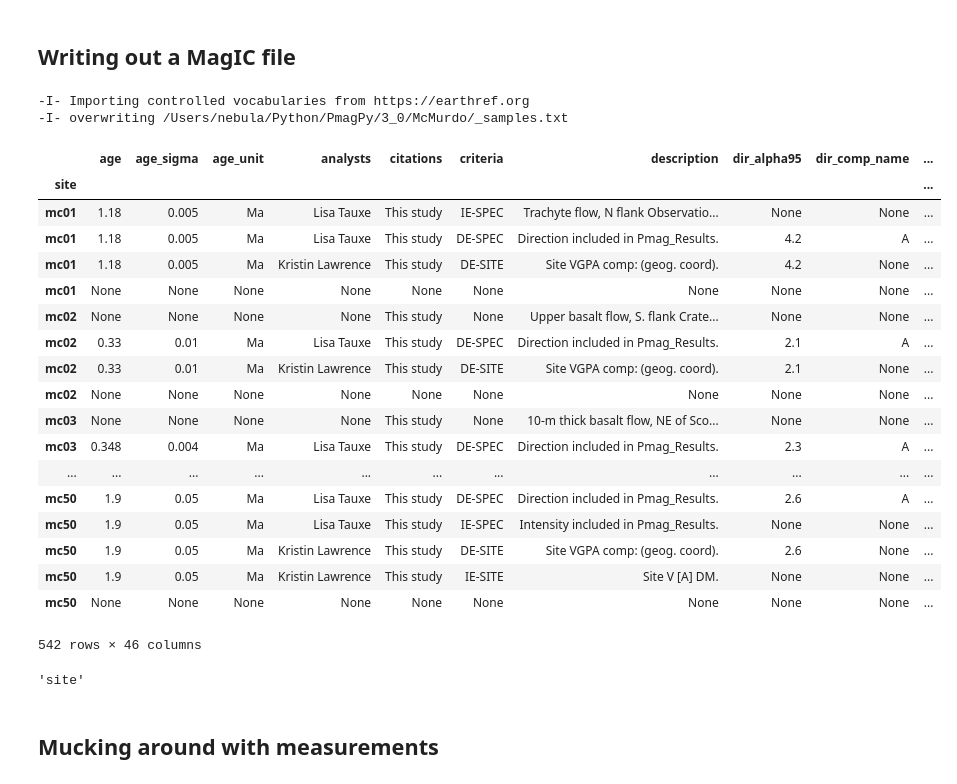
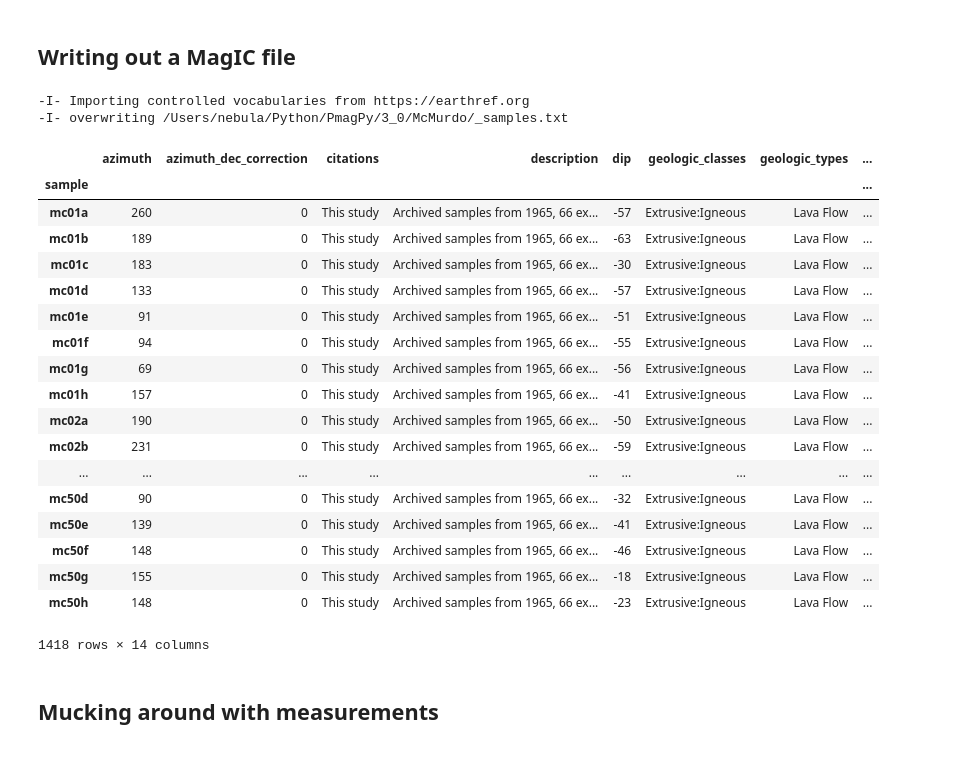
Before and after one commit to PmagPy/PmagPy, a Jupyter notebook: Intro to MagIC Contributions.ipynb, the cells around one changed output. Cells and saved outputs as stored; diff of their text form; code cells hidden in the pictures.

```diff
--- a/Intro to MagIC Contributions.ipynb
+++ b/Intro to MagIC Contributions.ipynb
@@ -211,36 +211,32 @@ meas_df.head()[['azimuth', 'dip']]
 # %%
 con = nb.Contribution(wdir, custom_filenames={'specimens': 'custom_specimens.txt', 'samples': 'custom_samples.txt',
                                              'sites': 'custom_sites.txt'})
-samp_container = con.tables['sites']
+samp_container = con.tables['samples']
 samp_container.write_magic_file(custom_name='_samples.txt', dir_path='./3_0/McMurdo')
 
 samp_container.df
 # %% [output]
 -I- Importing controlled vocabularies from https://earthref.org
 -I- overwriting /Users/nebula/Python/PmagPy/3_0/McMurdo/_samples.txt
-|  | age | age_sigma | age_unit | analysts | citations | criteria | description | dir_alpha95 | dir_comp_name | ... |
-| site |  |  |  |  |  |  |  |  |  | ... |
-| mc01 | 1.18 | 0.005 | Ma | Lisa Tauxe | This study | IE-SPEC | Trachyte flow, N flank Observatio... | None | None | ... |
-| mc01 | 1.18 | 0.005 | Ma | Lisa Tauxe | This study | DE-SPEC | Direction included in Pmag_Results. | 4.2 | A | ... |
-| mc01 | 1.18 | 0.005 | Ma | Kristin Lawrence | This study | DE-SITE | Site VGPA comp: (geog. coord). | 4.2 | None | ... |
-| mc01 | None | None | None | None | None | None | None | None | None | ... |
-| mc02 | None | None | None | None | This study | None | Upper basalt flow, S. flank Crate... | None | None | ... |
-| mc02 | 0.33 | 0.01 | Ma | Lisa Tauxe | This study | DE-SPEC | Direction included in Pmag_Results. | 2.1 | A | ... |
-| mc02 | 0.33 | 0.01 | Ma | Kristin Lawrence | This study | DE-SITE | Site VGPA comp: (geog. coord). | 2.1 | None | ... |
-| mc02 | None | None | None | None | None | None | None | None | None | ... |
-| mc03 | None | None | None | None | This study | None | 10-m thick basalt flow, NE of Sco... | None | None | ... |
-| mc03 | 0.348 | 0.004 | Ma | Lisa Tauxe | This study | DE-SPEC | Direction included in Pmag_Results. | 2.3 | A | ... |
-| ... | ... | ... | ... | ... | ... | ... | ... | ... | ... | ... |
-| mc50 | 1.9 | 0.05 | Ma | Lisa Tauxe | This study | DE-SPEC | Direction included in Pmag_Results. | 2.6 | A | ... |
-| mc50 | 1.9 | 0.05 | Ma | Lisa Tauxe | This study | IE-SPEC | Intensity included in Pmag_Results. | None | None | ... |
-| mc50 | 1.9 | 0.05 | Ma | Kristin Lawrence | This study | DE-SITE | Site VGPA comp: (geog. coord). | 2.6 | None | ... |
-| mc50 | 1.9 | 0.05 | Ma | Kristin Lawrence | This study | IE-SITE | Site V [A] DM. | None | None | ... |
-| mc50 | None | None | None | None | None | None | None | None | None | ... |
+|  | azimuth | azimuth_dec_correction | citations | description | dip | geologic_classes | geologic_types | ... |
+| sample |  |  |  |  |  |  |  | ... |
+| mc01a | 260 | 0 | This study | Archived samples from 1965, 66 ex... | -57 | Extrusive:Igneous | Lava Flow | ... |
+| mc01b | 189 | 0 | This study | Archived samples from 1965, 66 ex... | -63 | Extrusive:Igneous | Lava Flow | ... |
+| mc01c | 183 | 0 | This study | Archived samples from 1965, 66 ex... | -30 | Extrusive:Igneous | Lava Flow | ... |
+| mc01d | 133 | 0 | This study | Archived samples from 1965, 66 ex... | -57 | Extrusive:Igneous | Lava Flow | ... |
+| mc01e | 91 | 0 | This study | Archived samples from 1965, 66 ex... | -51 | Extrusive:Igneous | Lava Flow | ... |
+| mc01f | 94 | 0 | This study | Archived samples from 1965, 66 ex... | -55 | Extrusive:Igneous | Lava Flow | ... |
+| mc01g | 69 | 0 | This study | Archived samples from 1965, 66 ex... | -56 | Extrusive:Igneous | Lava Flow | ... |
+| mc01h | 157 | 0 | This study | Archived samples from 1965, 66 ex... | -41 | Extrusive:Igneous | Lava Flow | ... |
+| mc02a | 190 | 0 | This study | Archived samples from 1965, 66 ex... | -50 | Extrusive:Igneous | Lava Flow | ... |
+| mc02b | 231 | 0 | This study | Archived samples from 1965, 66 ex... | -59 | Extrusive:Igneous | Lava Flow | ... |
+| ... | ... | ... | ... | ... | ... | ... | ... | ... |
+| mc50d | 90 | 0 | This study | Archived samples from 1965, 66 ex... | -32 | Extrusive:Igneous | Lava Flow | ... |
+| mc50e | 139 | 0 | This study | Archived samples from 1965, 66 ex... | -41 | Extrusive:Igneous | Lava Flow | ... |
+| mc50f | 148 | 0 | This study | Archived samples from 1965, 66 ex... | -46 | Extrusive:Igneous | Lava Flow | ... |
+| mc50g | 155 | 0 | This study | Archived samples from 1965, 66 ex... | -18 | Extrusive:Igneous | Lava Flow | ... |
+| mc50h | 148 | 0 | This study | Archived samples from 1965, 66 ex... | -23 | Extrusive:Igneous | Lava Flow | ... |
-542 rows × 46 columns
+1418 rows × 14 columns
-# %%
-samp_container.df.index.name
-# %% [output]
-'site'
 # %% [markdown]
 ## Mucking around with measurements
 # %%
```
Also changed, not shown: parts of 4 cells of this notebook, 1 other file.
